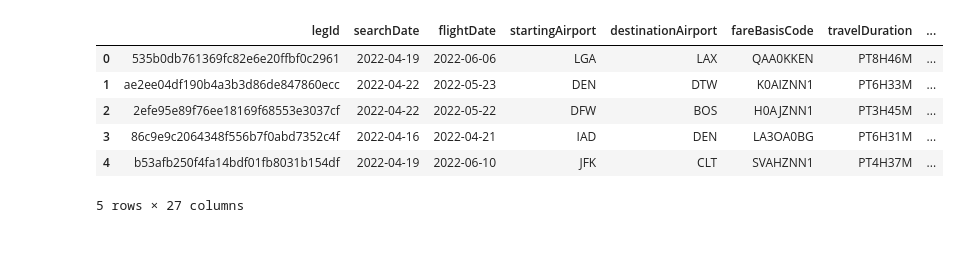
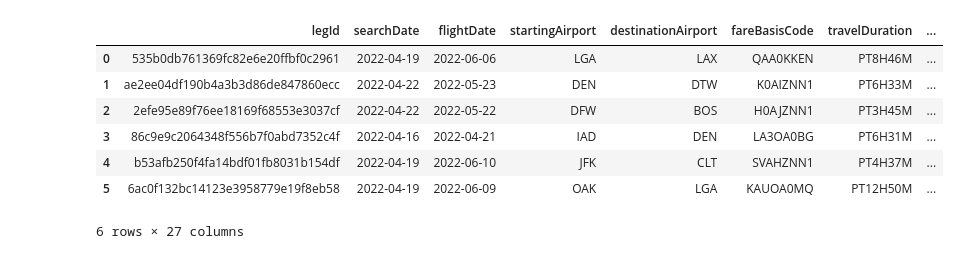
Before and after one commit to PuttTim/ticket-price-predictor, a Jupyter notebook: MLDP_Project.ipynb, the cells around one changed output. Drawn from its saved outputs; the diff is of its cells as text; code cells hidden in the pictures.

Commit message:
✨ Data Exploration and Data Pre-processing

```diff
--- a/MLDP_Project.ipynb
+++ b/MLDP_Project.ipynb
@@ -11,15 +35,16 @@ data.sample(8000).to_csv('dataset/combine/combined-csv-files-sample.csv', index=
 # %%
 # Loading the 8000 rows dataset
 
-data = pd.read_csv('dataset/combine/combined-csv-files-sample.csv')
+df = pd.read_csv('dataset/combine/combined-csv-files-sample.csv')
 
 # Checking the data
-data.head()
+df.head(6)
 # %% [output]
 |  | legId | searchDate | flightDate | startingAirport | destinationAirport | fareBasisCode | travelDuration | ... |
 | 0 | 535b0db761369fc82e6e20ffbf0c2961 | 2022-04-19 | 2022-06-06 | LGA | LAX | QAA0KKEN | PT8H46M | ... |
 | 1 | ae2ee04df190b4a3b3d86de847860ecc | 2022-04-22 | 2022-05-23 | DEN | DTW | K0AIZNN1 | PT6H33M | ... |
 | 2 | 2efe95e89f76ee18169f68553e3037cf | 2022-04-22 | 2022-05-22 | DFW | BOS | H0AJZNN1 | PT3H45M | ... |
 | 3 | 86c9e9c2064348f556b7f0abd7352c4f | 2022-04-16 | 2022-04-21 | IAD | DEN | LA3OA0BG | PT6H31M | ... |
 | 4 | b53afb250f4fa14bdf01fb8031b154df | 2022-04-19 | 2022-06-10 | JFK | CLT | SVAHZNN1 | PT4H37M | ... |
+| 5 | 6ac0f132bc14123e3958779e19f8eb58 | 2022-04-19 | 2022-06-09 | OAK | LGA | KAUOA0MQ | PT12H50M | ... |
-5 rows × 27 columns
+6 rows × 27 columns
```
Also changed, not shown: parts of 20 cells of this notebook.
